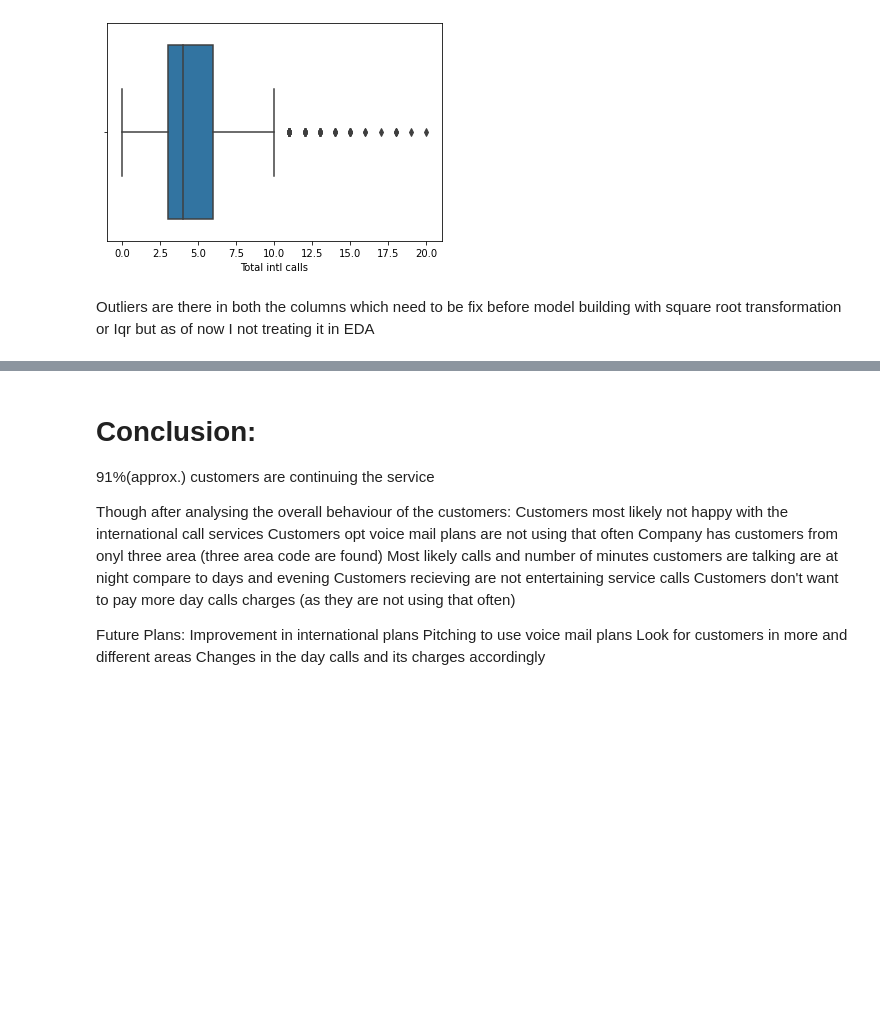
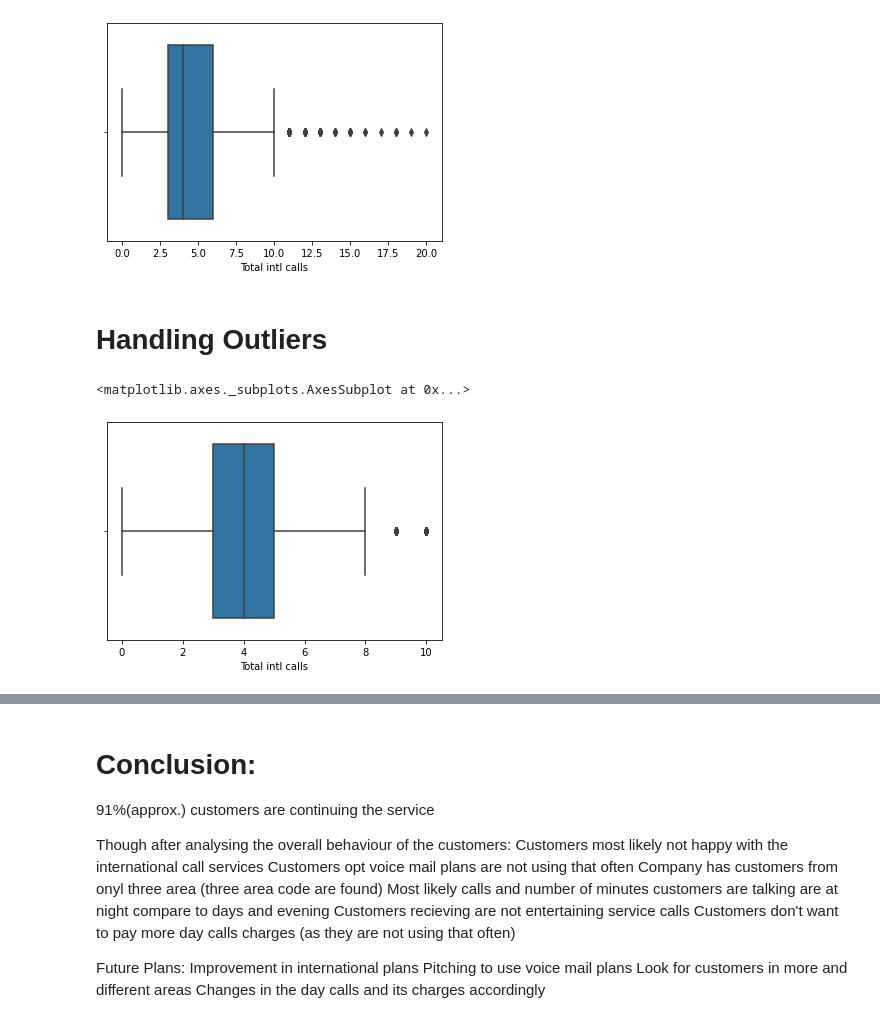
Before and after one commit to Aayushi4925/Telecom_churn, a Jupyter notebook: Copy_of_Telecom_Churn_Analysis_Capstone_Project.ipynb, the cells around one changed output, grey strips where cells are left out. Drawn from its saved outputs; the diff is of its cells as text; code cells hidden in the pictures; blank space fills up the shorter version.

```diff
--- a/Copy_of_Telecom_Churn_Analysis_Capstone_Project.ipynb
+++ b/Copy_of_Telecom_Churn_Analysis_Capstone_Project.ipynb
@@ -337,5 +361,22 @@ sns.boxplot(df['Total intl calls']) #find outliers in international calls
 plt.show()
 # %% [output]
 [figure]
-# %% [markdown]
-Outliers are there in both the columns which need to be fix before model building with square root transformation or Iqr but as of now I not treating it in EDA
+# %% [markdown]
+# Handling Outliers
+# %%
+def outlier_handle(col_name):                  #creating functions to calculate quantiles at 25 and 75 precentage and return lower range and upper range
+  sorted(col_name)                              #values for the given column name via inter quantile range
+  q1,q3 = np.percentile(col_name , [25,75])
+  iqr = q3 - q1
+  lowerange = q1 - (1.5 * iqr)
+  upperange = q3 + (1.5 * iqr)
+  return lowerange,upperange
+# %%
+lower_lim,upper_lim = outlier_handle(df_copy['Total intl calls'])  #calling function for total internation calls
+# %%
+ # as outliers were present above 75 percentile I am changing the values with median for datapoints above upper limit
+df_copy['Total intl calls'] = np.where(df_copy['Total intl calls']>upper_lim,df_copy['Total intl calls'].median(),df_copy['Total intl calls'])
+sns.boxplot(df_copy['Total intl calls'])  #creating boxplot to check whether the outliers being treated or not
+# %% [output]
+<matplotlib.axes._subplots.AxesSubplot at 0x...>
+[figure, added]
```
Also changed, not shown: parts of 5 cells of this notebook.
